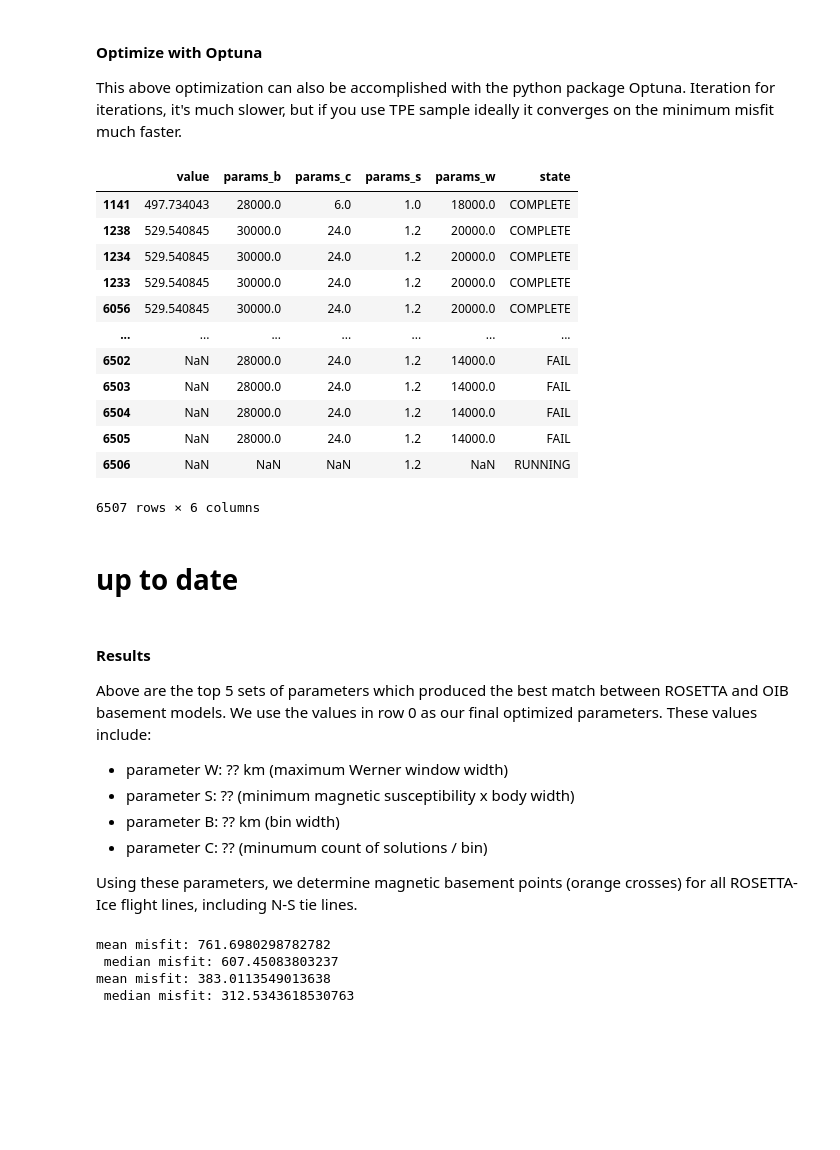
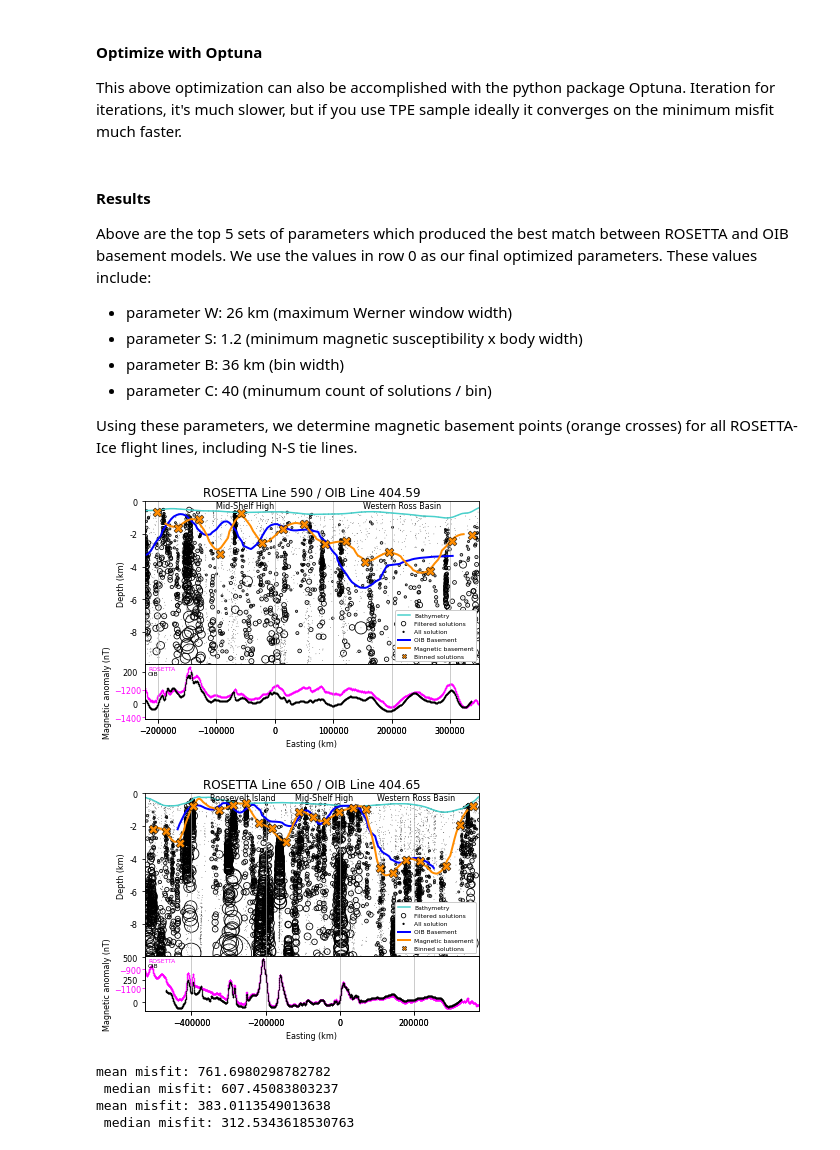
Before and after one commit to mdtanker/RIS_basement_sediment, a Jupyter notebook: Tankersley2022_GRL.ipynb, the cells around one changed output. Drawn from its saved outputs; the diff is of its cells as text; code cells hidden in the pictures; blank space fills up the shorter version.

Commit message:
optimization subset

```diff
--- a/Tankersley2022_GRL.ipynb
+++ b/Tankersley2022_GRL.ipynb
@@ -1199,11 +1211,15 @@ df_misfit_rs.to_csv('data/results/mean_misfit_rs_optimize.csv', index=False)
 # %%
 # load file
 df_mean_misfit_rs= pd.read_csv('data/results/mean_misfit_rs_optimize.csv', header=0, index_col=None, sep=',')
-# drop first 4 rows; issues with too short of interpolated lines
-df_mean_misfit_rs_clip=df_mean_misfit_rs[::]
-# df_mean_misfit_rs.sort_values('misfit_rs_avg', inplace=True)
+# choose row 1374 as our optimized parameters. drop all rows above to make this row 0
+# we chose this value from an initial optimization which had a different sampling interval
+# and the optimal parameters from that match row 1374 of this optimization.
+# Since we have ~200,000 sets of parameters, this is still in the top .7% of lowest misfits
+# df_mean_misfit_rs_clip.query('susc==1.2 and window==26000.0 and bin==36000.0 and count==40.0') # gives row index 1374
+df_mean_misfit_rs_clip=df_mean_misfit_rs[1374::]
+df_mean_misfit_rs.sort_values('misfit_rs_avg', inplace=True)
 # reset index
 df_mean_misfit_rs_clip.reset_index(inplace=True, drop=True)
 df_mean_misfit_rs_clip=df_mean_misfit_rs_clip.round(1)
-df_mean_misfit_rs_clip.head()
+df_mean_misfit_rs_clip.iloc[0]
 # %% [output]
@@ -1315,45 +1314,25 @@ study_results
-# %%
-# load the study results
-loaded_study = optuna.load_study(study_name=study_name, storage=storage_name)
-study_results = loaded_study.trials_dataframe(attrs=("value", "params", "state"))
-study_results.sort_values(by='value', inplace=True)
-study_results
-# %% [output]
-|  | value | params_b | params_c | params_s | params_w | state |
-| 1141 | 497.734043 | 28000.0 | 6.0 | 1.0 | 18000.0 | COMPLETE |
-| 1238 | 529.540845 | 30000.0 | 24.0 | 1.2 | 20000.0 | COMPLETE |
-| 1234 | 529.540845 | 30000.0 | 24.0 | 1.2 | 20000.0 | COMPLETE |
-| 1233 | 529.540845 | 30000.0 | 24.0 | 1.2 | 20000.0 | COMPLETE |
-| 6056 | 529.540845 | 30000.0 | 24.0 | 1.2 | 20000.0 | COMPLETE |
-| ... | ... | ... | ... | ... | ... | ... |
-| 6502 | NaN | 28000.0 | 24.0 | 1.2 | 14000.0 | FAIL |
-| 6503 | NaN | 28000.0 | 24.0 | 1.2 | 14000.0 | FAIL |
-| 6504 | NaN | 28000.0 | 24.0 | 1.2 | 14000.0 | FAIL |
-| 6505 | NaN | 28000.0 | 24.0 | 1.2 | 14000.0 | FAIL |
-| 6506 | NaN | NaN | NaN | 1.2 | NaN | RUNNING |
-6507 rows × 6 columns
-# %% [markdown]
-# up to date
 # %% [markdown]
 #### Results
 
 Above are the top 5 sets of parameters which produced the best match between ROSETTA and OIB basement models. We use the values in row 0 as our final optimized parameters.
 These values include:
-* parameter W: ?? km (maximum Werner window width)
-* parameter S: ?? (minimum magnetic susceptibility x body width)
-* parameter B: ?? km (bin width)
-* parameter C: ?? (minumum count of solutions / bin)
+* parameter W: 26 km (maximum Werner window width)
+* parameter S: 1.2 (minimum magnetic susceptibility x body width)
+* parameter B: 36 km (bin width)
+* parameter C: 40 (minumum count of solutions / bin)
 
 Using these parameters, we determine magnetic basement points (orange crosses) for all ROSETTA-Ice flight lines, including N-S tie lines.
 # %%
-for line in (590, 650, 430):
-        # row = 8
-        row = 1374
+for line in (590, 650):
+        row = 0
         plot_ROSETTA(Line_rs = line,
                 rs_parameter_s=df_mean_misfit_rs_clip['susc'].iloc[row],
                 rs_parameter_w=df_mean_misfit_rs_clip["window"].iloc[row],
                 rs_parameter_b=df_mean_misfit_rs_clip['bin'].iloc[row],
                 rs_parameter_c=df_mean_misfit_rs_clip['count'].iloc[row])
+# %% [output]
+[figure, added]
+[figure, added]
 # %%
 unique_lines = df0.Line.unique()
 other_lines = np.array([403.1, 403.2, 403.3, 404.59, 404.65, 999])
```
Also changed, not shown: parts of 7 cells of this notebook, 1 other file.
